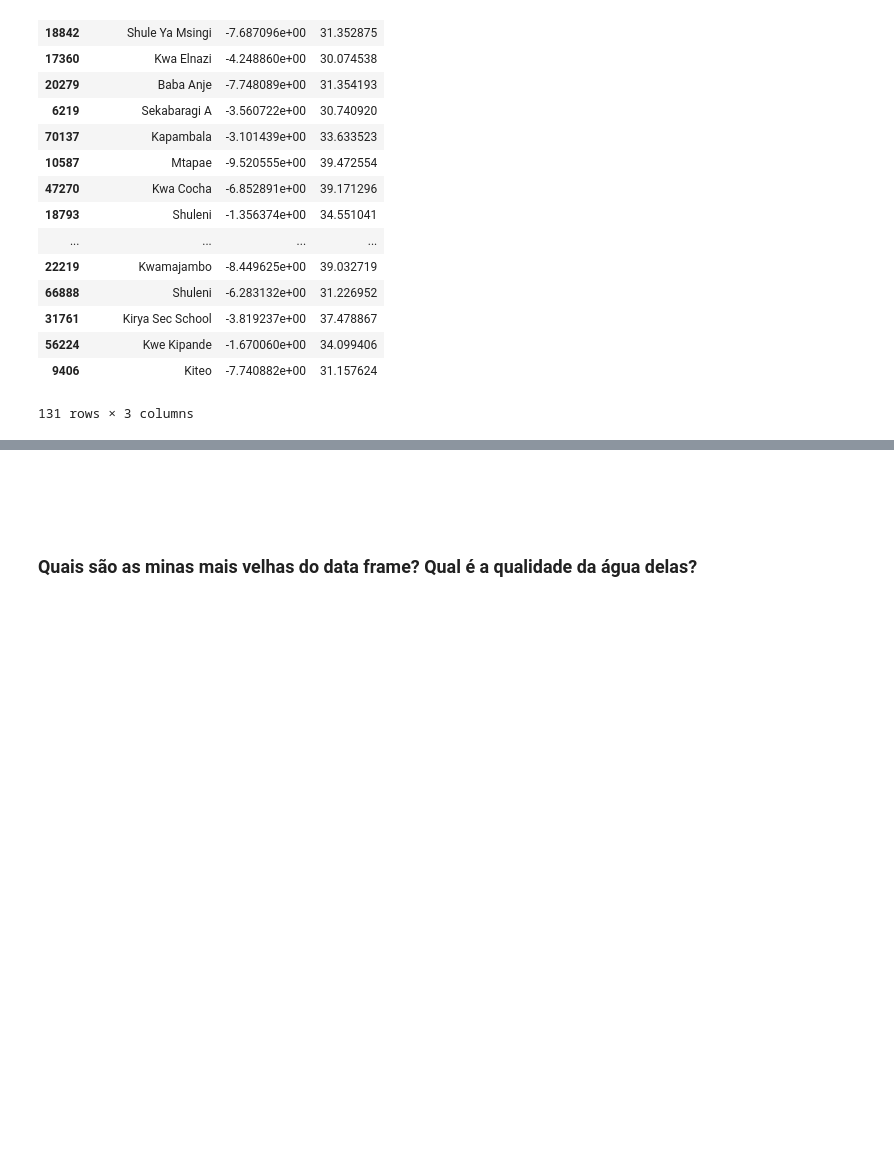
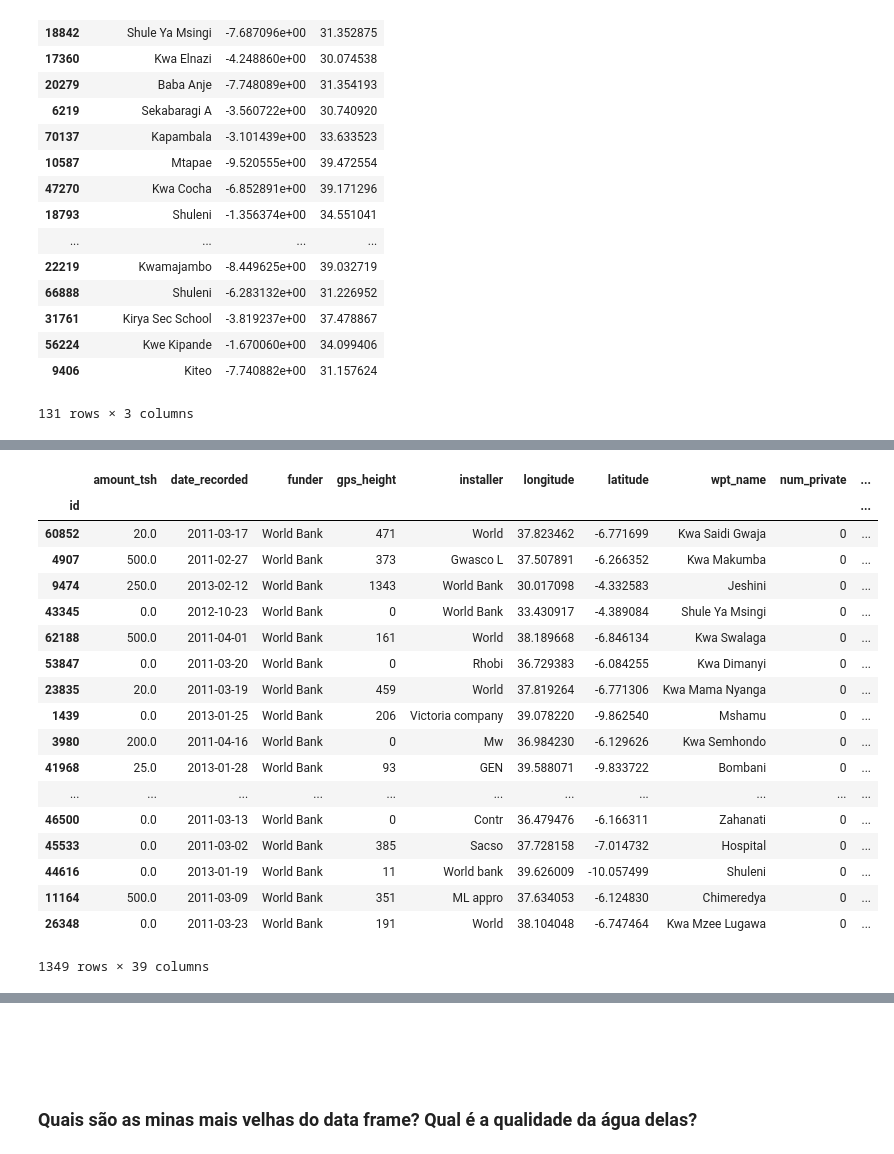
Before and after one commit to azabraao/IA-avaliacao-01, a Jupyter notebook: water-table.ipynb, the cells around one changed output, grey strips where cells are left out. Saved outputs shown, nothing was run; the diff lists cells and outputs as text; code cells hidden in the pictures; blank space fills up the shorter version.

```diff
--- a/water-table.ipynb
+++ b/water-table.ipynb
@@ -486,0 +533,25 @@ enoughWater[unknownQuality][["wpt_name","latitude","longitude"]]
+# %%
+## Analisando o quinto fundador com mais fontes
+fdWbMask = data.funder == "World Bank"
+fdWb = data[fdWbMask]
+fdWb
+# %% [output]
+|  | amount_tsh | date_recorded | funder | gps_height | installer | longitude | latitude | wpt_name | num_private | ... |
+| id |  |  |  |  |  |  |  |  |  | ... |
+| 60852 | 20.0 | 2011-03-17 | World Bank | 471 | World | 37.823462 | -6.771699 | Kwa Saidi Gwaja | 0 | ... |
+| 4907 | 500.0 | 2011-02-27 | World Bank | 373 | Gwasco L | 37.507891 | -6.266352 | Kwa Makumba | 0 | ... |
+| 9474 | 250.0 | 2013-02-12 | World Bank | 1343 | World Bank | 30.017098 | -4.332583 | Jeshini | 0 | ... |
+| 43345 | 0.0 | 2012-10-23 | World Bank | 0 | World Bank | 33.430917 | -4.389084 | Shule Ya Msingi | 0 | ... |
+| 62188 | 500.0 | 2011-04-01 | World Bank | 161 | World | 38.189668 | -6.846134 | Kwa Swalaga | 0 | ... |
+| 53847 | 0.0 | 2011-03-20 | World Bank | 0 | Rhobi | 36.729383 | -6.084255 | Kwa Dimanyi | 0 | ... |
+| 23835 | 20.0 | 2011-03-19 | World Bank | 459 | World | 37.819264 | -6.771306 | Kwa Mama Nyanga | 0 | ... |
+| 1439 | 0.0 | 2013-01-25 | World Bank | 206 | Victoria company | 39.078220 | -9.862540 | Mshamu | 0 | ... |
+| 3980 | 200.0 | 2011-04-16 | World Bank | 0 | Mw | 36.984230 | -6.129626 | Kwa Semhondo | 0 | ... |
+| 41968 | 25.0 | 2013-01-28 | World Bank | 93 | GEN | 39.588071 | -9.833722 | Bombani | 0 | ... |
+| ... | ... | ... | ... | ... | ... | ... | ... | ... | ... | ... |
+| 46500 | 0.0 | 2011-03-13 | World Bank | 0 | Contr | 36.479476 | -6.166311 | Zahanati | 0 | ... |
+| 45533 | 0.0 | 2011-03-02 | World Bank | 385 | Sacso | 37.728158 | -7.014732 | Hospital | 0 | ... |
+| 44616 | 0.0 | 2013-01-19 | World Bank | 11 | World bank | 39.626009 | -10.057499 | Shuleni | 0 | ... |
+| 11164 | 500.0 | 2011-03-09 | World Bank | 351 | ML appro | 37.634053 | -6.124830 | Chimeredya | 0 | ... |
+| 26348 | 0.0 | 2011-03-23 | World Bank | 191 | World | 38.104048 | -6.747464 | Kwa Mzee Lugawa | 0 | ... |
+1349 rows × 39 columns
```
Also changed, not shown: parts of 11 cells of this notebook.
